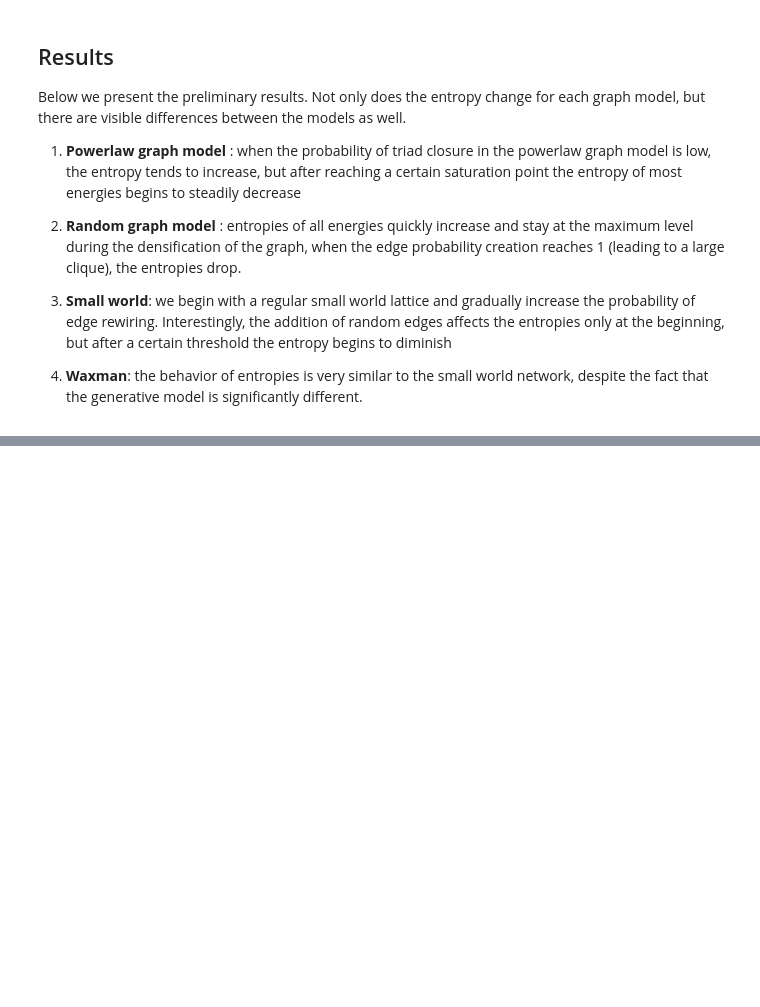
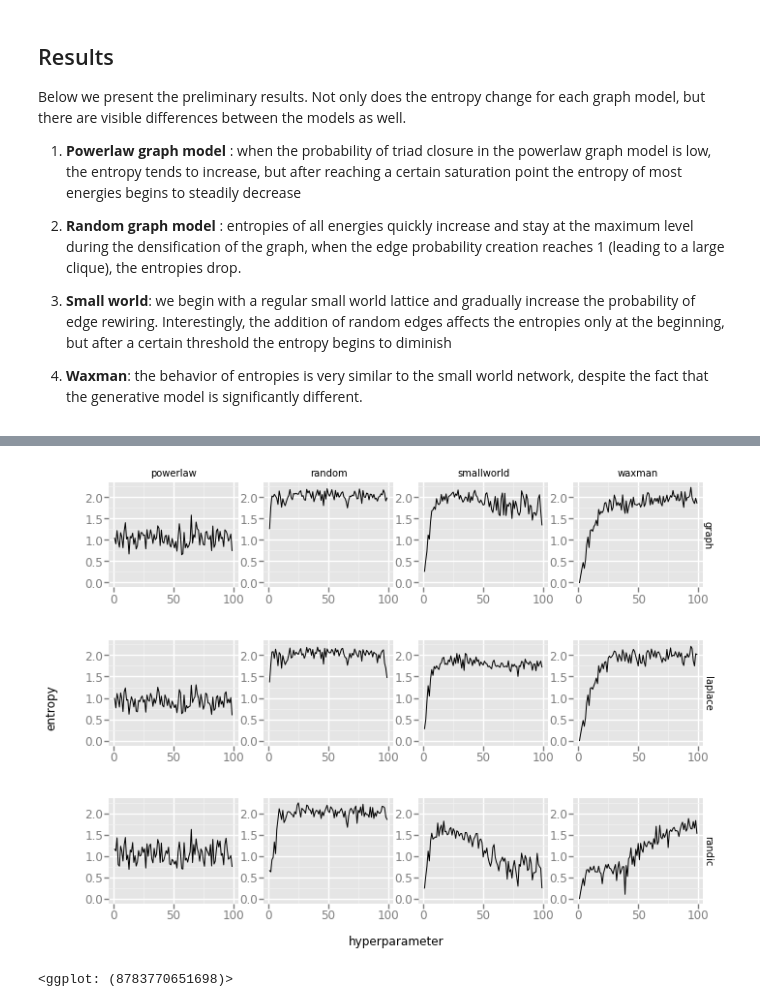
Before and after one commit to megaduks/entropy-complex-networks, a Jupyter notebook: entropy-of-network-energies.ipynb, the cells around one changed output, grey strips where cells are left out. Saved outputs shown, nothing was run; the diff lists cells and outputs as text; code cells hidden in the pictures; blank space fills up the shorter version.

```diff
--- a/entropy-of-network-energies.ipynb
+++ b/entropy-of-network-energies.ipynb
@@ -364,0 +356,8 @@ xlab('edge creation probability')
+# %%
+ggplot(aes(x='x', y='value'), data=dfm) + \
+geom_line() + \
+facet_grid('variable','generator') + \
+ylab('entropy') + xlab('hyperparameter')
+# %% [output]
+[figure, added]
+<ggplot: (8783770651698)>
```
Also changed, not shown: parts of 16 cells of this notebook.
